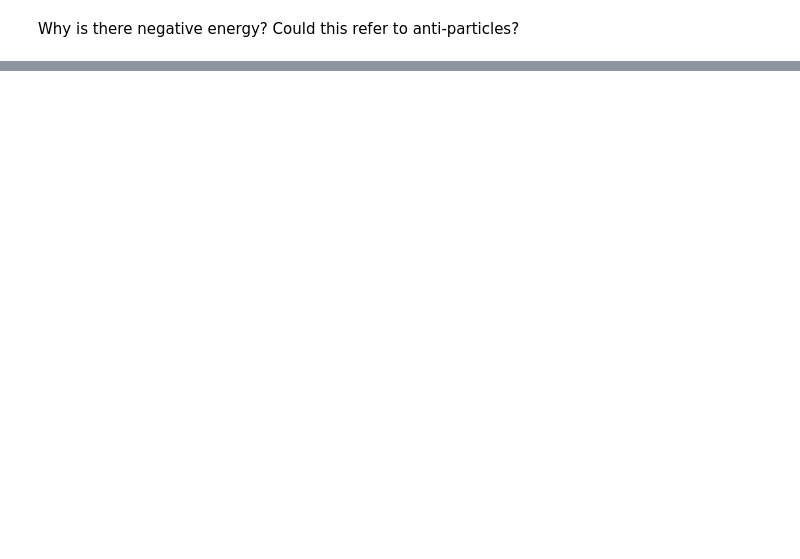
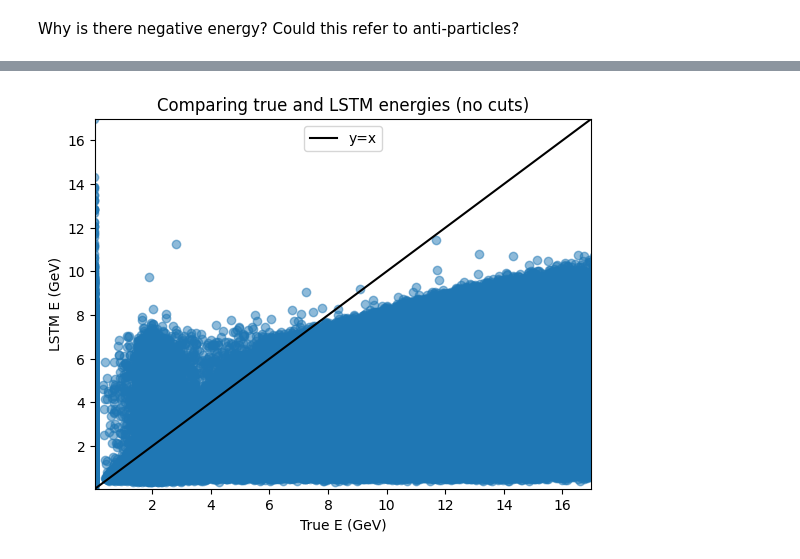
Before and after one commit to aditya-marathe/msci-project, a Jupyter notebook: src/notebooks/initial_analysis.ipynb, the cells around one changed output, grey strips where cells are left out. Cells and saved outputs as stored; diff of their text form; code cells hidden in the pictures; blank space fills up the shorter version.

```diff
--- a/src/notebooks/initial_analysis.ipynb
+++ b/src/notebooks/initial_analysis.ipynb
@@ -490,0 +738,30 @@ ax.set_ylabel(r'Events');
+# %%
+fig, ax = plt.subplots()
+
+ax.plot(filtered_df['trueEnu'], filtered_df['rec.energy.numu.lstmnu'], 'o', alpha=0.5)
+
+line_data = np.linspace(
+    min(filtered_df['trueEnu']),
+    max(filtered_df['rec.energy.numu.lstmnu']),
+    2
+)
+
+ax.plot(line_data, line_data, 'k', label='y=x')
+
+ax.legend()
+
+ax.set_xlim(
+    min(filtered_df['rec.energy.numu.lstmnu']),
+    max(filtered_df['rec.energy.numu.lstmnu'])
+)
+ax.set_ylim(
+    min(filtered_df['rec.energy.numu.lstmnu']),
+    max(filtered_df['rec.energy.numu.lstmnu'])
+)
+
+ax.set_title('Comparing true and LSTM energies (no cuts)')
+
+ax.set_xlabel('True E (GeV)')
+ax.set_ylabel('LSTM E (GeV)');
+# %% [output]
+[figure, added]
```
Also changed, not shown: parts of 53 cells of this notebook.
